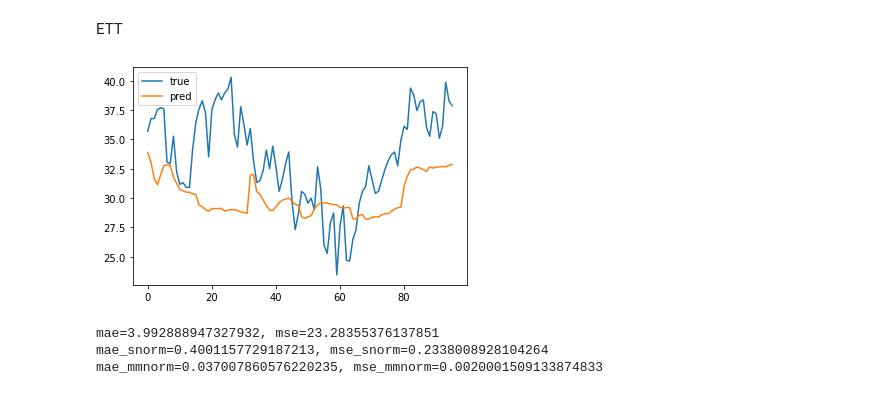
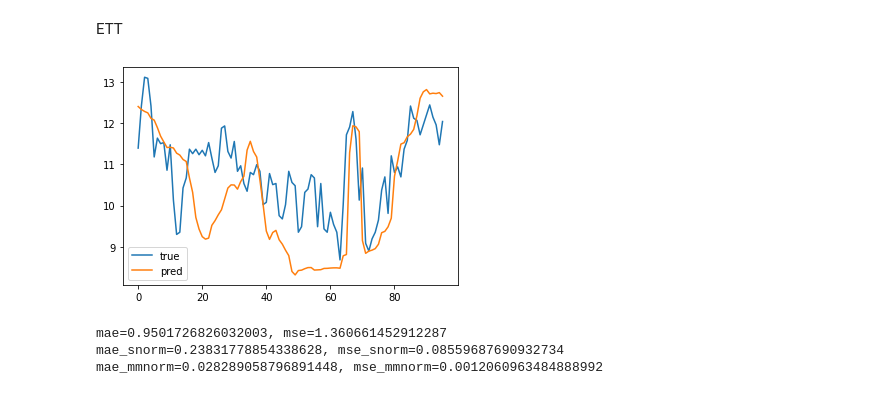
Before and after one commit to timetoai/TimeDiffusion_forecasting, a Jupyter notebook: TD_vis.ipynb, the cells around one changed output. Cells and saved outputs as stored; diff of their text form; code cells hidden in the pictures.

```diff
--- a/TD_vis.ipynb
+++ b/TD_vis.ipynb
@@ -70,6 +70,7 @@ mae_mmnorm=0.025896451144318666, mse_mmnorm=0.0009252953252606197
 # %%
 preprocess_funcs_names = ["Pure", "StandardScaler", "MinMaxScaler"]
 metrics = [MAE, MSE, MAPE]
+result = []
 
 for horizon_id, horizon in enumerate(horizons):
     ds_metrics = defaultdict(list)
@@ -81,9 +82,17 @@ for horizon_id, horizon in enumerate(horizons):
                     metric(pfunc(results[horizon_id][ts_id]["preds"]), pfunc(results[horizon_id][ts_id]["y"]))
                     )
     ds_metrics = {key: np.mean(value) for key, value in ds_metrics.items()}
+    result.append((ds_metrics["MAE_numpy_StandardScaler"], ds_metrics["MSE_numpy_StandardScaler"], horizon))
+
     print(f"{horizon=}")
     for pfunc_name in preprocess_funcs_names:
         print(f"\tMAE_{pfunc_name}={ds_metrics[f'MAE_numpy_{pfunc_name}']:0.3f} MSE_{pfunc_name}={ds_metrics[f'MSE_numpy_{pfunc_name}']:0.3f}")
     print(f"\tMAPE={ds_metrics['MAPE_numpy_Pure']}")
+
+result = pd.DataFrame(result, columns=["mae", "mse", "horizon"])
+res_path = Path(results_dir / "Exchange" / "TD_Exchange_norm.csv")
+if not res_path.exists():
+    result.to_csv(res_path, index=False)
+result
 # %% [output]
 horizon=96
@@ -127,7 +141,7 @@ for ts_id, ts in enumerate(get_etl_dataset(data_dir / "LD2011_2014.txt")):
         break
 # %%
 horizon_id = 0
-ts_id = 0
+ts_id = 1
 sample_id = 0
 
 y_true = results[horizon_id][ts_id]['y'][sample_id]
@@ -159,6 +173,7 @@ mae_mmnorm=0.01573708979412915, mse_mmnorm=0.0005381456398982162
 # %%
 preprocess_funcs_names = ["Pure", "StandardScaler", "MinMaxScaler"]
 metrics = [MAE, MSE, MAPE]
+result = []
 
 for horizon_id, horizon in enumerate(horizons):
     ds_metrics = defaultdict(list)
@@ -170,10 +185,17 @@ for horizon_id, horizon in enumerate(horizons):
                     metric(pfunc(results[horizon_id][ts_id]["preds"]), pfunc(results[horizon_id][ts_id]["y"]))
                     )
     ds_metrics = {key: np.mean(value) for key, value in ds_metrics.items()}
+    result.append((ds_metrics["MAE_numpy_StandardScaler"], ds_metrics["MSE_numpy_StandardScaler"], horizon))
     print(f"{horizon=}")
     for pfunc_name in preprocess_funcs_names:
         print(f"\tMAE_{pfunc_name}={ds_metrics[f'MAE_numpy_{pfunc_name}']:0.3f} MSE_{pfunc_name}={ds_metrics[f'MSE_numpy_{pfunc_name}']:0.3f}")
     print(f"\tMAPE={ds_metrics['MAPE_numpy_Pure']}")
+
+result = pd.DataFrame(result, columns=["mae", "mse", "horizon"])
+res_path = Path(results_dir / "ETL" / "TD_ETL_norm.csv")
+if not res_path.exists():
+    result.to_csv(res_path, index=False)
+result
 # %% [output]
 horizon=96
         MAE_Pure=19.669 MSE_Pure=1500.031
@@ -214,35 +241,35 @@ for ts_id, ts in enumerate(get_ett_dataset(data_dir / "ETDataset")):
     s_scalers[- 1].fit(ts)
 # %%
 horizon_id = 0
-ts_id = 0
+ts_id = 3
 sample_id = 0
 
 y_true = results[horizon_id][ts_id]['y'][sample_id]
 preds = results[horizon_id][ts_id]['preds'][sample_id]
 
 plt.plot(y_true)
 plt.plot(preds)
 plt.legend(["true", "pred"])
 plt.show()
 
 mae = MAE(preds, y_true)
 mse = MSE(preds, y_true)
 print(f"{mae=}, {mse=}")
 
 preds_snorm, y_true_snorm = map(s_scalers[ts_id].transform, (preds, y_true))
 mae_snorm = MAE(preds_snorm, y_true_snorm)
 mse_snorm = MSE(preds_snorm, y_true_snorm)
 print(f"{mae_snorm=}, {mse_snorm=}")
 
 preds_mmnorm, y_true_mmnorm = map(mm_scalers[ts_id].transform, (preds, y_true))
 mae_mmnorm = MAE(preds_mmnorm, y_true_mmnorm)
 mse_mmnorm = MSE(preds_mmnorm, y_true_mmnorm)
 print(f"{mae_mmnorm=}, {mse_mmnorm=}")
 # %% [output]
-[figure, old version]
+[figure, new version]
-mae=3.992888947327932, mse=23.28355376137851
-mae_snorm=0.4001157729187213, mse_snorm=0.2338008928104264
-mae_mmnorm=0.037007860576220235, mse_mmnorm=0.0020001509133874833
+mae=0.9501726826032003, mse=1.360661452912287
+mae_snorm=0.23831778854338628, mse_snorm=0.08559687690932734
+mae_mmnorm=0.028289058796891448, mse_mmnorm=0.0012060963484888992
 # %%
 preprocess_funcs_names = ["Pure", "StandardScaler", "MinMaxScaler"]
 metrics = [MAE, MSE, MAPE]
```
Also changed, not shown: parts of 5 cells of this notebook, 2 other files.
